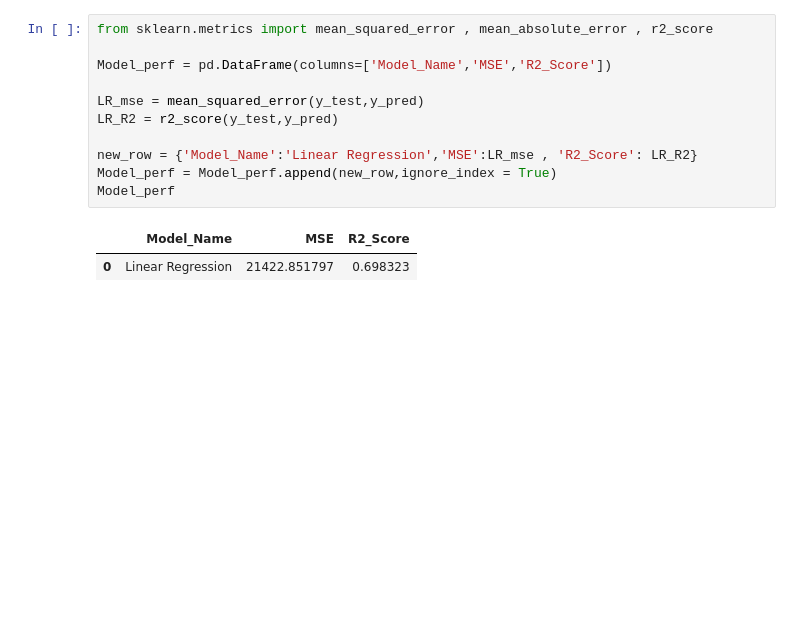
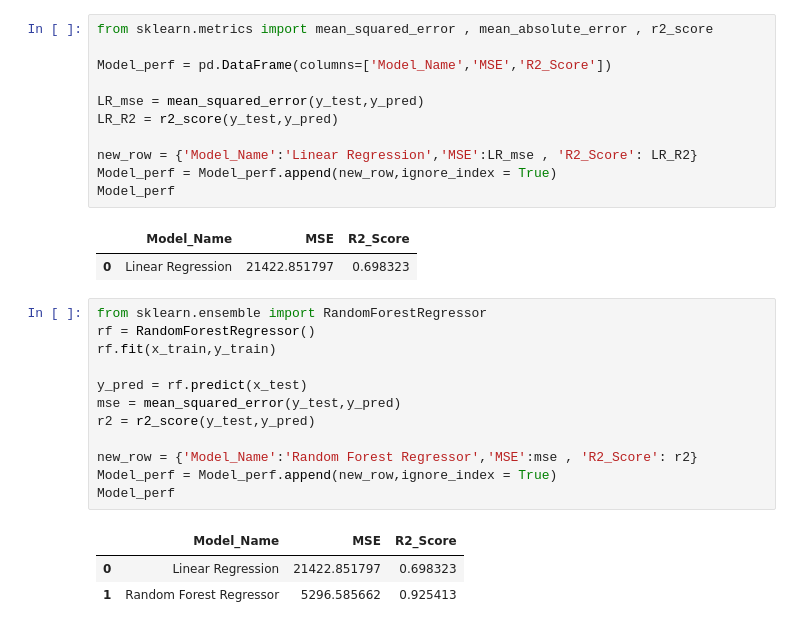
Before and after one commit to Vikashbaabhu/Agriculture-Crop-Production, a Jupyter notebook: Agriculture_Crop_Production.ipynb, the cells around one changed output. Cells and saved outputs as stored; diff of their text form; blank space fills up the shorter version.

```diff
--- a/Agriculture_Crop_Production.ipynb
+++ b/Agriculture_Crop_Production.ipynb
@@ -322,3 +322,19 @@ Model_perf
 # %% [output]
 |  | Model_Name | MSE | R2_Score |
 | 0 | Linear Regression | 21422.851797 | 0.698323 |
+# %%
+from sklearn.ensemble import RandomForestRegressor
+rf = RandomForestRegressor()
+rf.fit(x_train,y_train)
+
+y_pred = rf.predict(x_test)
+mse = mean_squared_error(y_test,y_pred)
+r2 = r2_score(y_test,y_pred)
+
+new_row = {'Model_Name':'Random Forest Regressor','MSE':mse , 'R2_Score': r2}
+Model_perf = Model_perf.append(new_row,ignore_index = True)
+Model_perf
+# %% [output]
+|  | Model_Name | MSE | R2_Score |
+| 0 | Linear Regression | 21422.851797 | 0.698323 |
+| 1 | Random Forest Regressor | 5296.585662 | 0.925413 |
```
